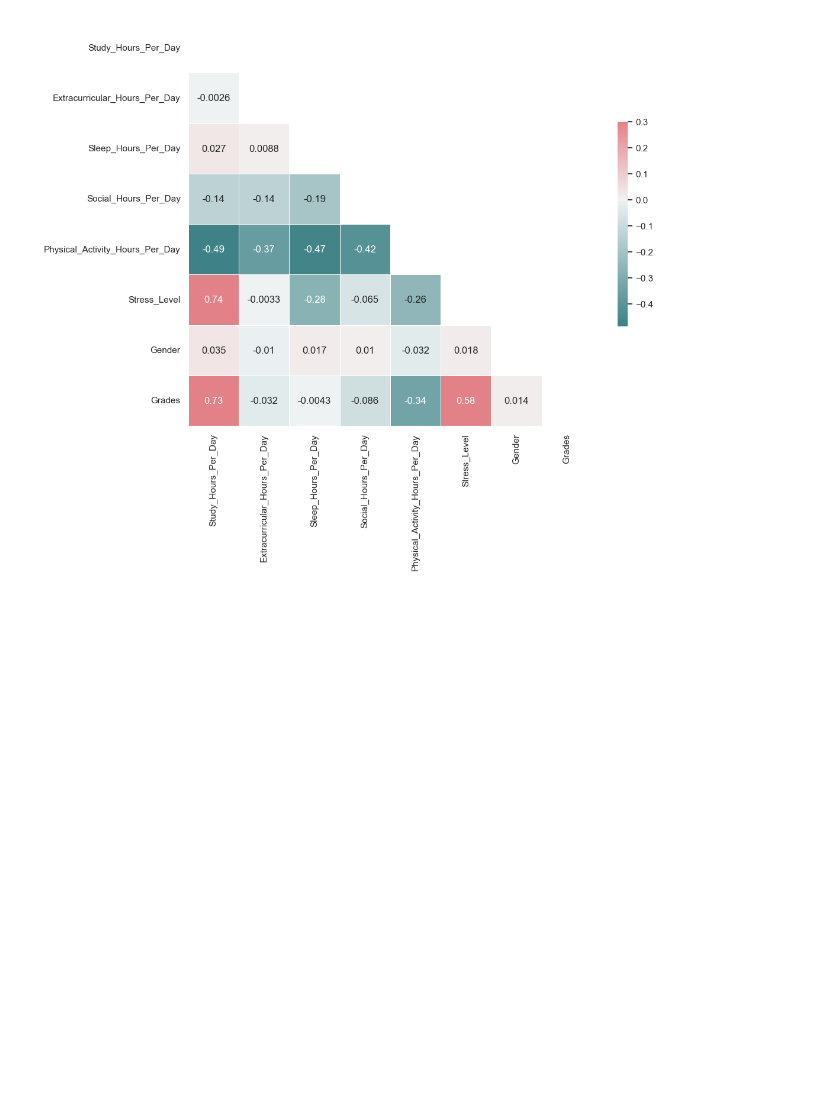
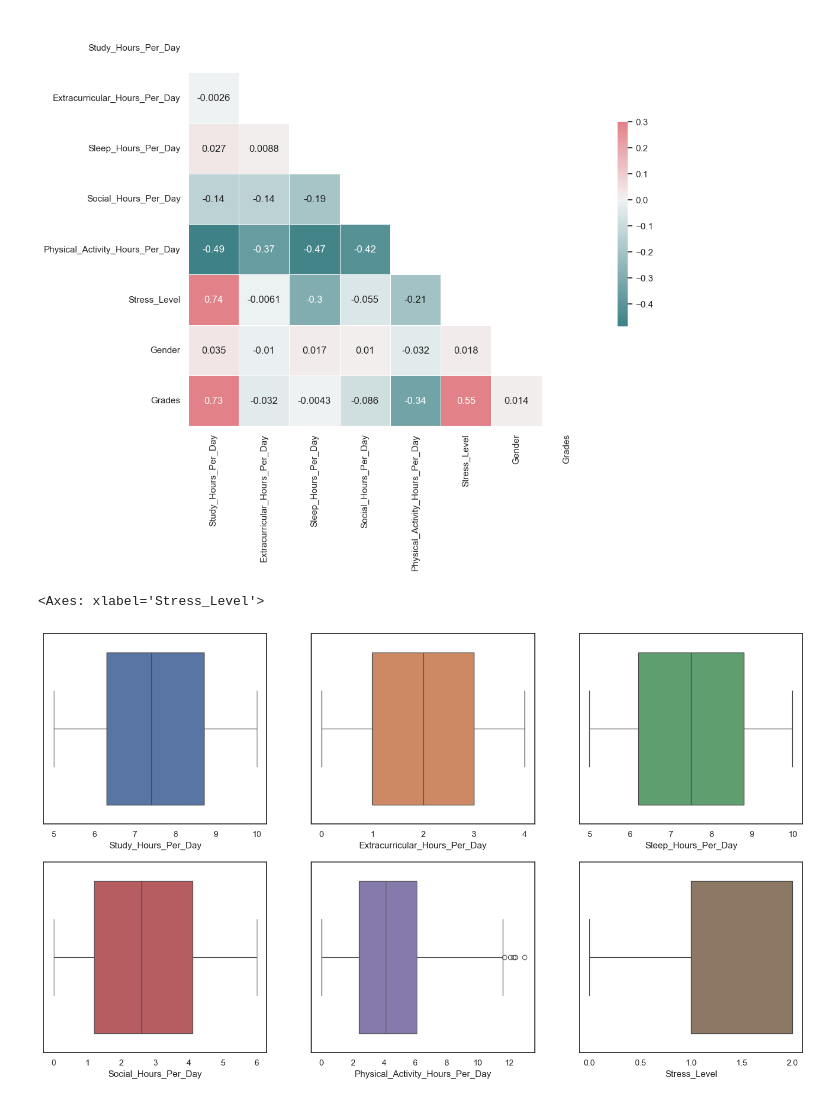
Before and after one commit to denisababeii/ml-project, a Jupyter notebook: syeda.ipynb, the cells around one changed output. Cells and saved outputs as stored; diff of their text form; code cells hidden in the pictures; blank space fills up the shorter version.

```diff
--- a/syeda.ipynb
+++ b/syeda.ipynb
@@ -60,11 +58,13 @@ sns.histplot(data=df, x='Grades', color=palette[6])
 
 sns.set_style("white")
 df2 = df.drop(columns = ['Student_ID'])
-stress_level_mapping = {'Low': 0,'Medium': 1, 'High': 2}
+stress_level_mapping = {'Low': 0,'Moderate': 1, 'High': 2}
 gender_mapping = {'Female': 0, 'Male': 1}
 df2['Stress_Level'] = df['Stress_Level'].map(stress_level_mapping)
 df2['Gender'] = df['Gender'].map(gender_mapping)
 
+
+#df2 now is the dataset without the student ID column, and with non-numeric data mapped onto numeric values
 corr = df2.corr()
 mask = np.triu(np.ones_like(corr, dtype=bool))
 f, ax = plt.subplots(figsize=(11, 9))
@@ -74,3 +74,18 @@ sns.heatmap(corr, mask=mask, cmap=cmap, vmax=.3, center=0,
 # %% [output]
 <Axes: >
 [figure]
+# %%
+#box plots to find outliers
+
+palette = sns.color_palette('deep', 7)
+fig, axes = plt.subplots(2, 3, figsize=(18, 10))
+
+sns.boxplot(ax=axes[0, 0], data=df2, x='Study_Hours_Per_Day',color=palette[0])
+sns.boxplot(ax=axes[0, 1], data=df2, x='Extracurricular_Hours_Per_Day', color=palette[1])
+sns.boxplot(ax=axes[0, 2], data=df2, x='Sleep_Hours_Per_Day', color=palette[2])
+sns.boxplot(ax=axes[1, 0], data=df2, x='Social_Hours_Per_Day', color=palette[3])
+sns.boxplot(ax=axes[1, 1], data=df2, x='Physical_Activity_Hours_Per_Day', color=palette[4])
+sns.boxplot(ax=axes[1, 2], data=df2, x='Stress_Level', color=palette[5])
+# %% [output]
+<Axes: xlabel='Stress_Level'>
+[figure, added]
```
Also changed, not shown: parts of 8 cells of this notebook.
